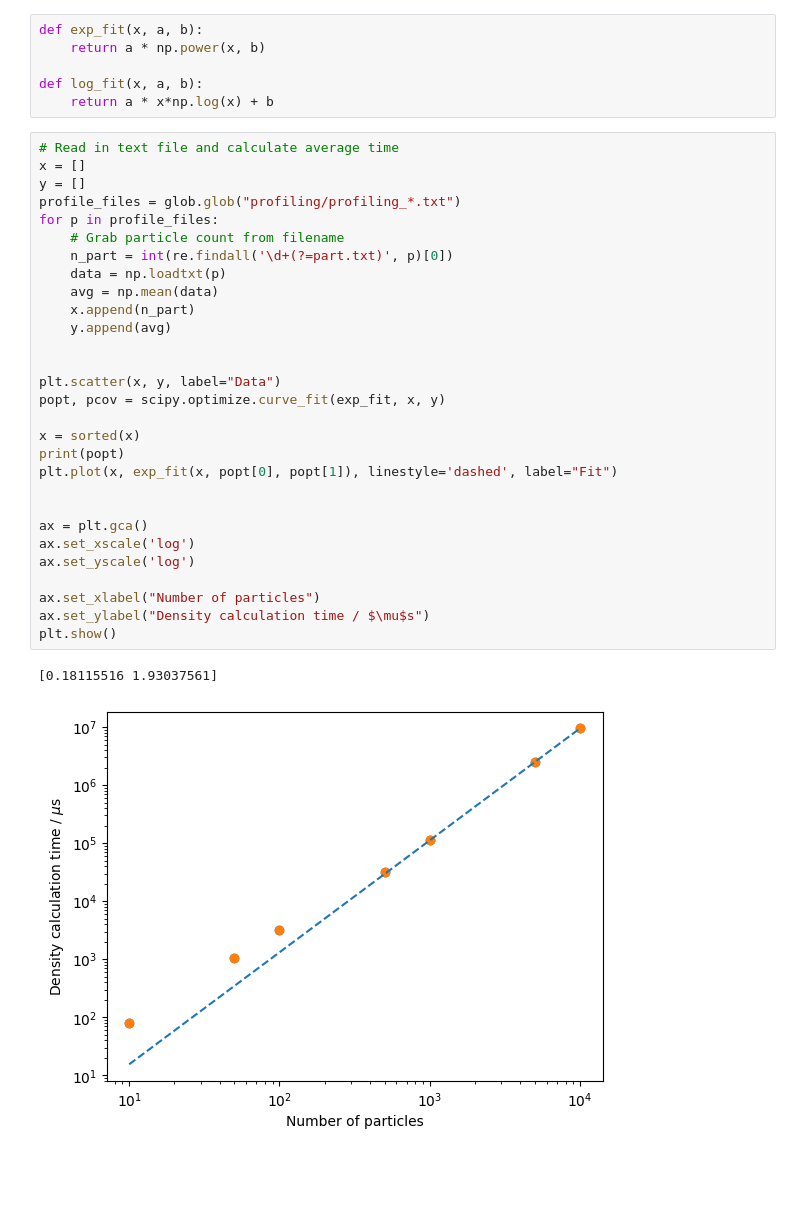
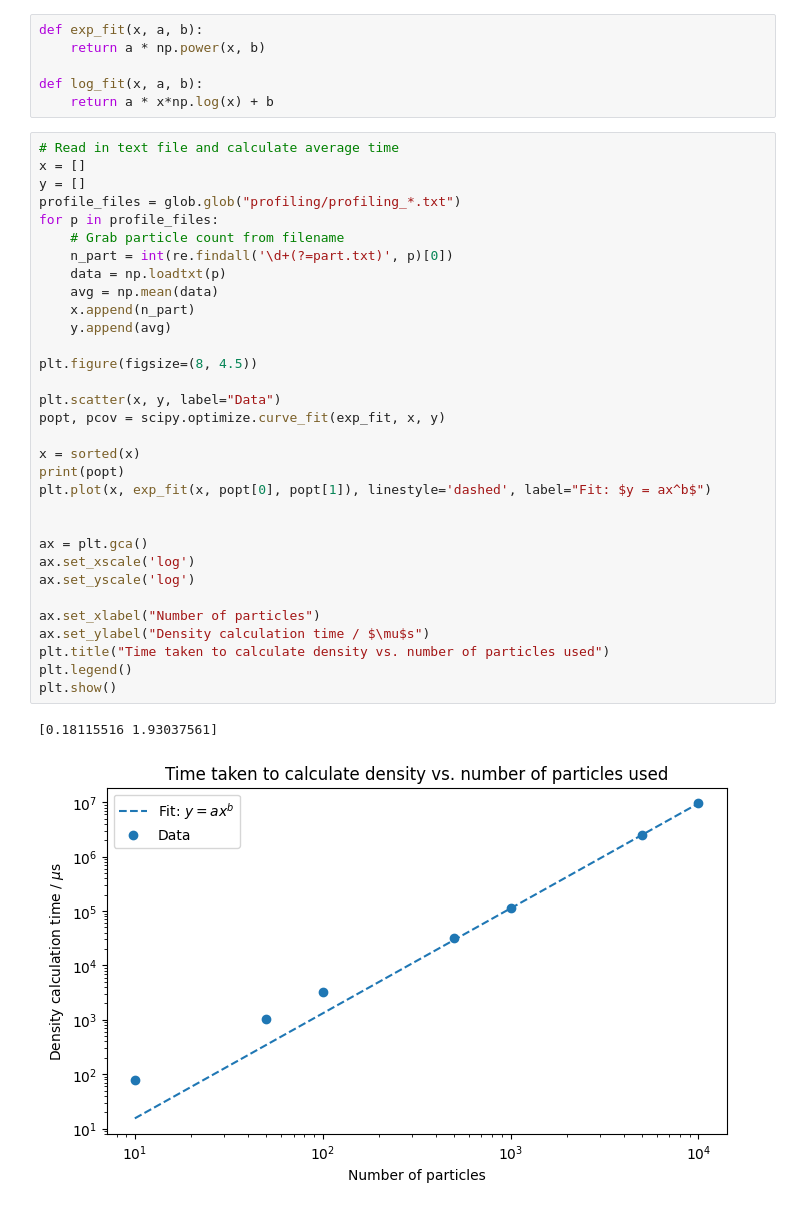
Before and after one commit to SapiensAnatis/sph, a Jupyter notebook: q1.ipynb, the cells around one changed output. Cells and saved outputs as stored; diff of their text form; blank space fills up the shorter version.

Commit message:
Update plotting

```diff
--- a/q1.ipynb
+++ b/q1.ipynb
@@ -13,32 +13,35 @@ def log_fit(x, a, b):
 # %%
 # Read in text file and calculate average time
 x = []
 y = []
 profile_files = glob.glob("profiling/profiling_*.txt")
 for p in profile_files:
     # Grab particle count from filename
     n_part = int(re.findall('\d+(?=part.txt)', p)[0])
     data = np.loadtxt(p)
     avg = np.mean(data)
     x.append(n_part)
     y.append(avg)
 
+plt.figure(figsize=(8, 4.5))
 
 plt.scatter(x, y, label="Data")
 popt, pcov = scipy.optimize.curve_fit(exp_fit, x, y)
 
 x = sorted(x)
 print(popt)
-plt.plot(x, exp_fit(x, popt[0], popt[1]), linestyle='dashed', label="Fit")
+plt.plot(x, exp_fit(x, popt[0], popt[1]), linestyle='dashed', label="Fit: $y = ax^b$")
 
 
 ax = plt.gca()
 ax.set_xscale('log')
 ax.set_yscale('log')
 
 ax.set_xlabel("Number of particles")
 ax.set_ylabel("Density calculation time / $\mu$s")
+plt.title("Time taken to calculate density vs. number of particles used")
+plt.legend()
 plt.show()
 # %% [output]
 [0.18115516 1.93037561]
-[figure, old version]
+[figure, new version]
```
